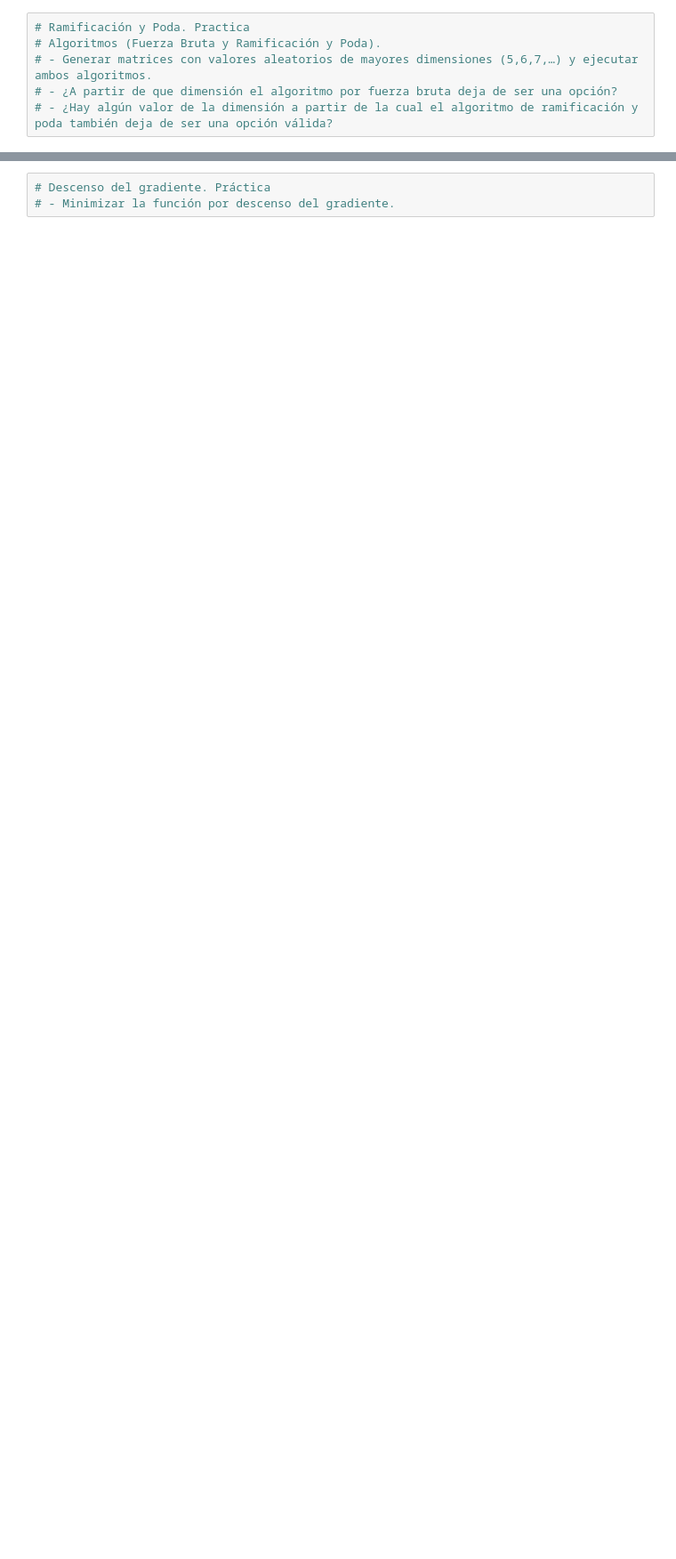
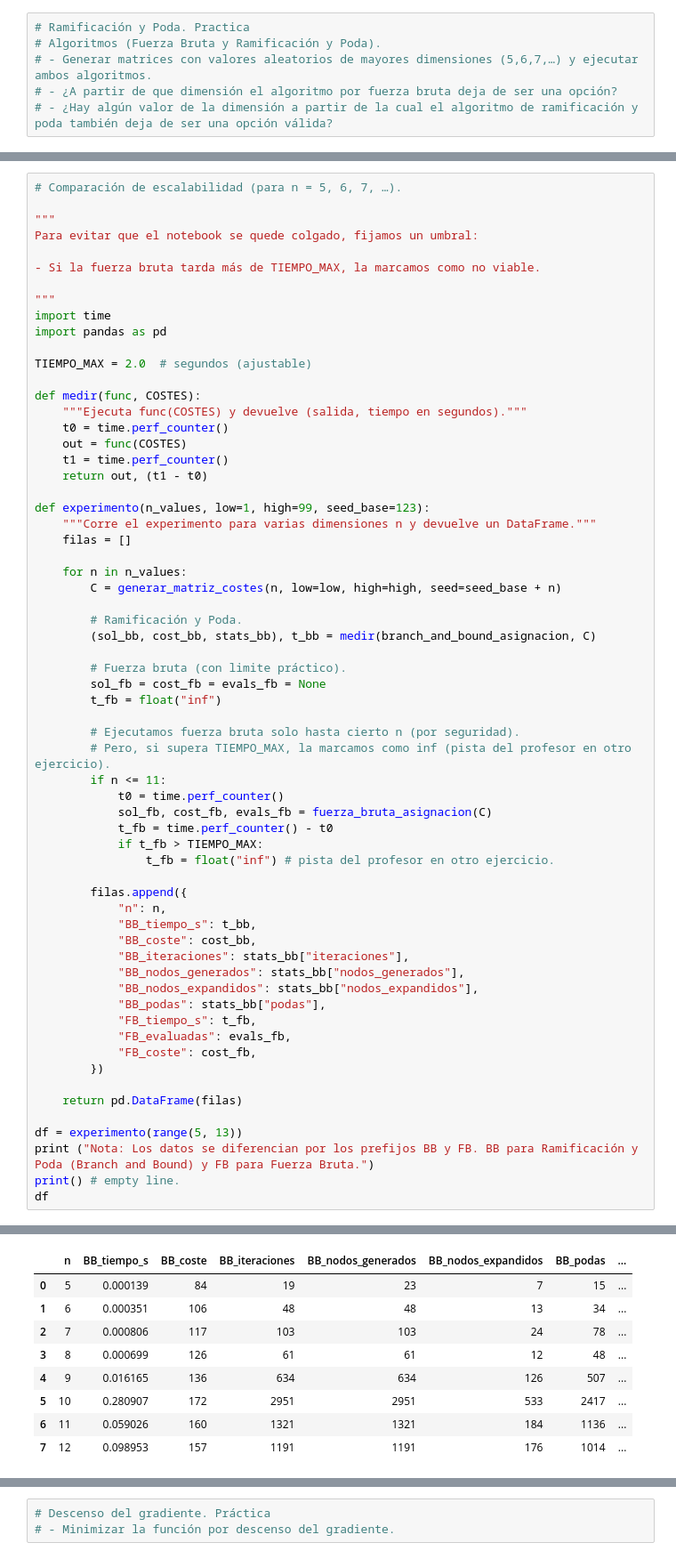
Before and after one commit to Mitch-Cruz/03MAIR-Algoritmos-de-Optimizacion, a Jupyter notebook: AG2/Practica_Individual_AG2.ipynb, the cells around one changed output, grey strips where cells are left out. Shown at 89% size. Saved outputs shown, nothing was run; the diff lists cells and outputs as text; blank space fills up the shorter version.

```diff
--- a/AG2/Practica_Individual_AG2.ipynb
+++ b/AG2/Practica_Individual_AG2.ipynb
@@ -18,0 +239,64 @@ https://github.com/Mitch-Cruz/03MAIR-Algoritmos-de-Optimizacion/tree/main/AG2 (G
+# %%
+# Comparación de escalabilidad (para n = 5, 6, 7, …).
+
+"""
+Para evitar que el notebook se quede colgado, fijamos un umbral:
+
+- Si la fuerza bruta tarda más de TIEMPO_MAX, la marcamos como no viable.
+
+"""
+import time
+import pandas as pd
+
+TIEMPO_MAX = 2.0  # segundos (ajustable)
+
+def medir(func, COSTES):
+    """Ejecuta func(COSTES) y devuelve (salida, tiempo en segundos)."""
+    t0 = time.perf_counter()
+    out = func(COSTES)
+    t1 = time.perf_counter()
+    return out, (t1 - t0)
+
+def experimento(n_values, low=1, high=99, seed_base=123):
+    """Corre el experimento para varias dimensiones n y devuelve un DataFrame."""
+    filas = []
+
+    for n in n_values:
+        C = generar_matriz_costes(n, low=low, high=high, seed=seed_base + n)
+
+        # Ramificación y Poda.
+        (sol_bb, cost_bb, stats_bb), t_bb = medir(branch_and_bound_asignacion, C)
+
+        # Fuerza bruta (con limite práctico).
+        sol_fb = cost_fb = evals_fb = None
+        t_fb = float("inf")
+
+        # Ejecutamos fuerza bruta solo hasta cierto n (por seguridad).
+        # Pero, si supera TIEMPO_MAX, la marcamos como inf (pista del profesor en otro ejercicio).
+        if n <= 11:
+            t0 = time.perf_counter()
+            sol_fb, cost_fb, evals_fb = fuerza_bruta_asignacion(C)
+            t_fb = time.perf_counter() - t0
+            if t_fb > TIEMPO_MAX:
+                t_fb = float("inf") # pista del profesor en otro ejercicio.
+
+        filas.append({
+            "n": n,
+            "BB_tiempo_s": t_bb,
+            "BB_coste": cost_bb,
+            "BB_iteraciones": stats_bb["iteraciones"],
+            "BB_nodos_generados": stats_bb["nodos_generados"],
+            "BB_nodos_expandidos": stats_bb["nodos_expandidos"],
+            "BB_podas": stats_bb["podas"],
+            "FB_tiempo_s": t_fb,
+            "FB_evaluadas": evals_fb,
+            "FB_coste": cost_fb,
+        })
+
+    return pd.DataFrame(filas)
+
+df = experimento(range(5, 13))
+print ("Nota: Los datos se diferencian por los prefijos BB y FB. BB para Ramificación y Poda (Branch and Bound) y FB para Fuerza Bruta.")
+print() # empty line.
+df
+# %% [output]
@@ -18,0 +304,9 @@ https://github.com/Mitch-Cruz/03MAIR-Algoritmos-de-Optimizacion/tree/main/AG2 (G
+|  | n | BB_tiempo_s | BB_coste | BB_iteraciones | BB_nodos_generados | BB_nodos_expandidos | BB_podas | ... |
+| 0 | 5 | 0.000139 | 84 | 19 | 23 | 7 | 15 | ... |
+| 1 | 6 | 0.000351 | 106 | 48 | 48 | 13 | 34 | ... |
+| 2 | 7 | 0.000806 | 117 | 103 | 103 | 24 | 78 | ... |
+| 3 | 8 | 0.000699 | 126 | 61 | 61 | 12 | 48 | ... |
+| 4 | 9 | 0.016165 | 136 | 634 | 634 | 126 | 507 | ... |
+| 5 | 10 | 0.280907 | 172 | 2951 | 2951 | 533 | 2417 | ... |
+| 6 | 11 | 0.059026 | 160 | 1321 | 1321 | 184 | 1136 | ... |
+| 7 | 12 | 0.098953 | 157 | 1191 | 1191 | 176 | 1014 | ... |
```
Also changed, not shown: parts of 23 cells of this notebook.
